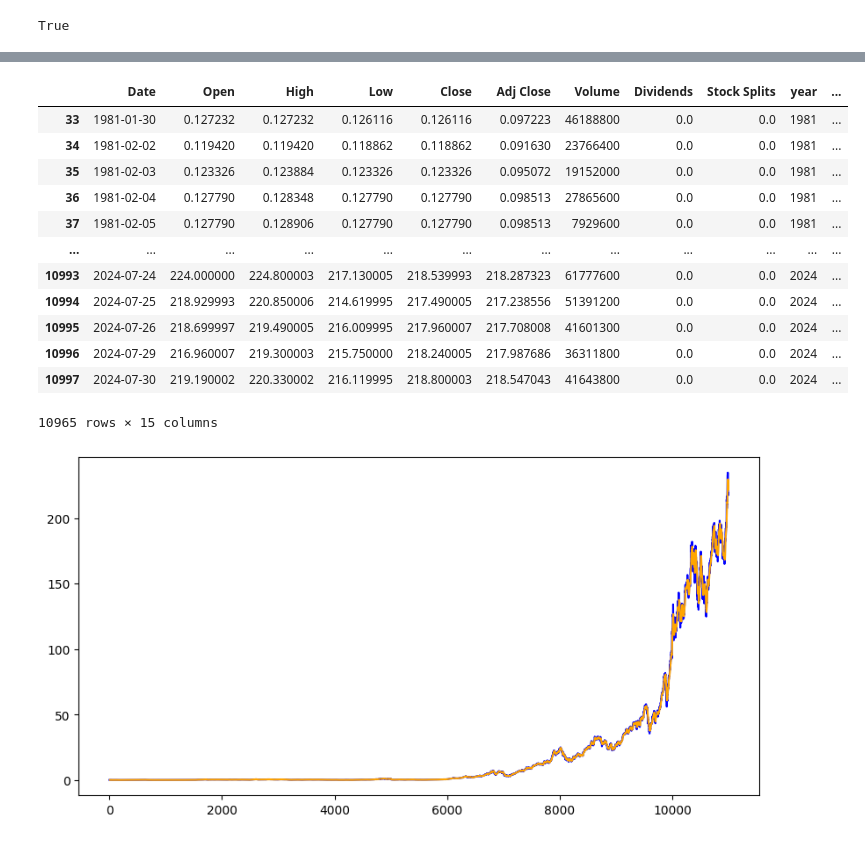
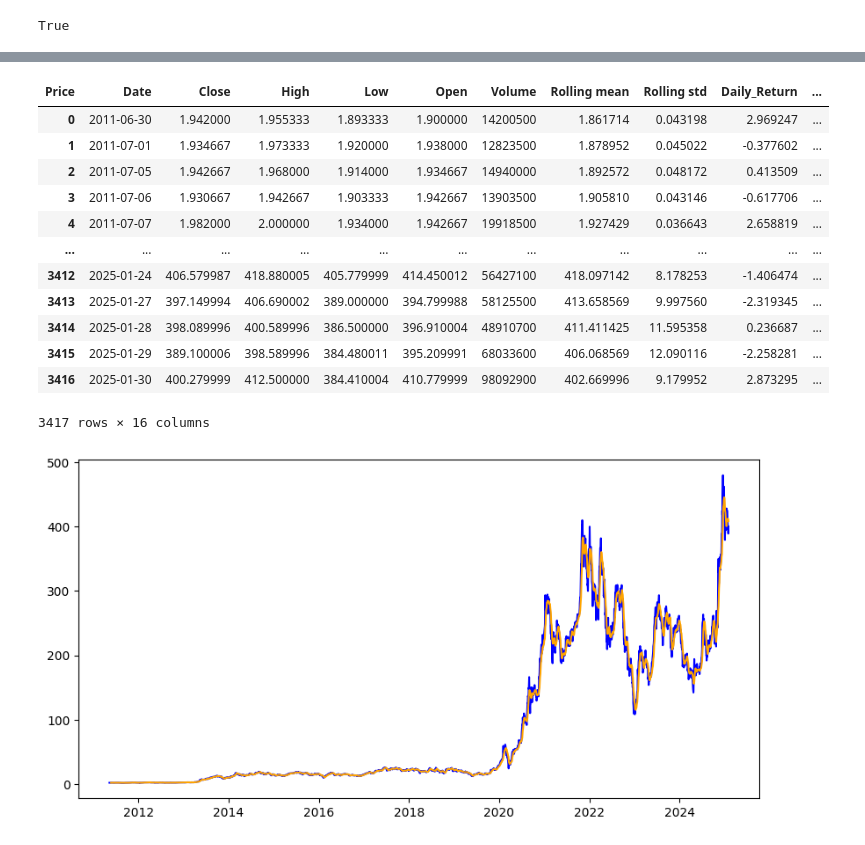
Before and after one commit to Amangtt/Stock-market-data-analysis-and-prediction, a Jupyter notebook: notebooks/finance.ipynb, the cells around one changed output, grey strips where cells are left out. Saved outputs shown, nothing was run; the diff lists cells and outputs as text; code cells hidden in the pictures.

```diff
--- a/notebooks/finance.ipynb
+++ b/notebooks/finance.ipynb
@@ -9,8 +9,10 @@ c:\Users\hello\Desktop\git\Stock-market-data-analysis-and-prediction
 # %%
 #Loading data
 from scripts.finance import financial_analysis
-analyzer=financial_analysis
-file= '../Data/yfinance_data/yfinance_data/AAPL_historical_data.csv'
-df= analyzer.load_data(file)
+from scripts.logger import SetupLogger
+logger = SetupLogger(log_file='../logs/notebooks.log').get_logger()
+analyzer=financial_analysis(logger)
+path='../Data/TSLA'
+df= analyzer.load_data('TSLA','2011-05-12','2025-01-31',path)
 df
 # %% [output]
@@ -68,24 +53,23 @@ OHLC
 # %%
 #Technical analysis with TAlib
-TA= analyzer.calculate_technical_indicators(df)
+TA= analyzer.calculate_technical_indicators()
 TA
 # %% [output]
-|  | Date | Open | High | Low | Close | Adj Close | Volume | Dividends | Stock Splits | year | ... |
-| 33 | 1981-01-30 | 0.127232 | 0.127232 | 0.126116 | 0.126116 | 0.097223 | 46188800 | 0.0 | 0.0 | 1981 | ... |
-| 34 | 1981-02-02 | 0.119420 | 0.119420 | 0.118862 | 0.118862 | 0.091630 | 23766400 | 0.0 | 0.0 | 1981 | ... |
-| 35 | 1981-02-03 | 0.123326 | 0.123884 | 0.123326 | 0.123326 | 0.095072 | 19152000 | 0.0 | 0.0 | 1981 | ... |
-| 36 | 1981-02-04 | 0.127790 | 0.128348 | 0.127790 | 0.127790 | 0.098513 | 27865600 | 0.0 | 0.0 | 1981 | ... |
-| 37 | 1981-02-05 | 0.127790 | 0.128906 | 0.127790 | 0.127790 | 0.098513 | 7929600 | 0.0 | 0.0 | 1981 | ... |
-| ... | ... | ... | ... | ... | ... | ... | ... | ... | ... | ... | ... |
-| 10993 | 2024-07-24 | 224.000000 | 224.800003 | 217.130005 | 218.539993 | 218.287323 | 61777600 | 0.0 | 0.0 | 2024 | ... |
-| 10994 | 2024-07-25 | 218.929993 | 220.850006 | 214.619995 | 217.490005 | 217.238556 | 51391200 | 0.0 | 0.0 | 2024 | ... |
-| 10995 | 2024-07-26 | 218.699997 | 219.490005 | 216.009995 | 217.960007 | 217.708008 | 41601300 | 0.0 | 0.0 | 2024 | ... |
-| 10996 | 2024-07-29 | 216.960007 | 219.300003 | 215.750000 | 218.240005 | 217.987686 | 36311800 | 0.0 | 0.0 | 2024 | ... |
-| 10997 | 2024-07-30 | 219.190002 | 220.330002 | 216.119995 | 218.800003 | 218.547043 | 41643800 | 0.0 | 0.0 | 2024 | ... |
+| Price | Date | Close | High | Low | Open | Volume | Rolling mean | Rolling std | Daily_Return | ... |
+| 0 | 2011-06-30 | 1.942000 | 1.955333 | 1.893333 | 1.900000 | 14200500 | 1.861714 | 0.043198 | 2.969247 | ... |
+| 1 | 2011-07-01 | 1.934667 | 1.973333 | 1.920000 | 1.938000 | 12823500 | 1.878952 | 0.045022 | -0.377602 | ... |
+| 2 | 2011-07-05 | 1.942667 | 1.968000 | 1.914000 | 1.934667 | 14940000 | 1.892572 | 0.048172 | 0.413509 | ... |
+| 3 | 2011-07-06 | 1.930667 | 1.942667 | 1.903333 | 1.942667 | 13903500 | 1.905810 | 0.043146 | -0.617706 | ... |
+| 4 | 2011-07-07 | 1.982000 | 2.000000 | 1.934000 | 1.942667 | 19918500 | 1.927429 | 0.036643 | 2.658819 | ... |
+| ... | ... | ... | ... | ... | ... | ... | ... | ... | ... | ... |
+| 3412 | 2025-01-24 | 406.579987 | 418.880005 | 405.779999 | 414.450012 | 56427100 | 418.097142 | 8.178253 | -1.406474 | ... |
+| 3413 | 2025-01-27 | 397.149994 | 406.690002 | 389.000000 | 394.799988 | 58125500 | 413.658569 | 9.997560 | -2.319345 | ... |
+| 3414 | 2025-01-28 | 398.089996 | 400.589996 | 386.500000 | 396.910004 | 48910700 | 411.411425 | 11.595358 | 0.236687 | ... |
+| 3415 | 2025-01-29 | 389.100006 | 398.589996 | 384.480011 | 395.209991 | 68033600 | 406.068569 | 12.090116 | -2.258281 | ... |
+| 3416 | 2025-01-30 | 400.279999 | 412.500000 | 384.410004 | 410.779999 | 98092900 | 402.669996 | 9.179952 | 2.873295 | ... |
-10965 rows × 15 columns
+3417 rows × 16 columns
 # %%
 #Plotting graphs for SMA, EMA, RSI, MACD and MACD_SIGNAL just change the parameter to see the graphs of different indicators
-sma=analyzer.plot_TI(df,'SMA')
-sma
+analyzer.plot_TI('SMA')
 # %% [output]
-[figure, old version]
+[figure, new version]
```
Also changed, not shown: parts of 9 cells of this notebook.
